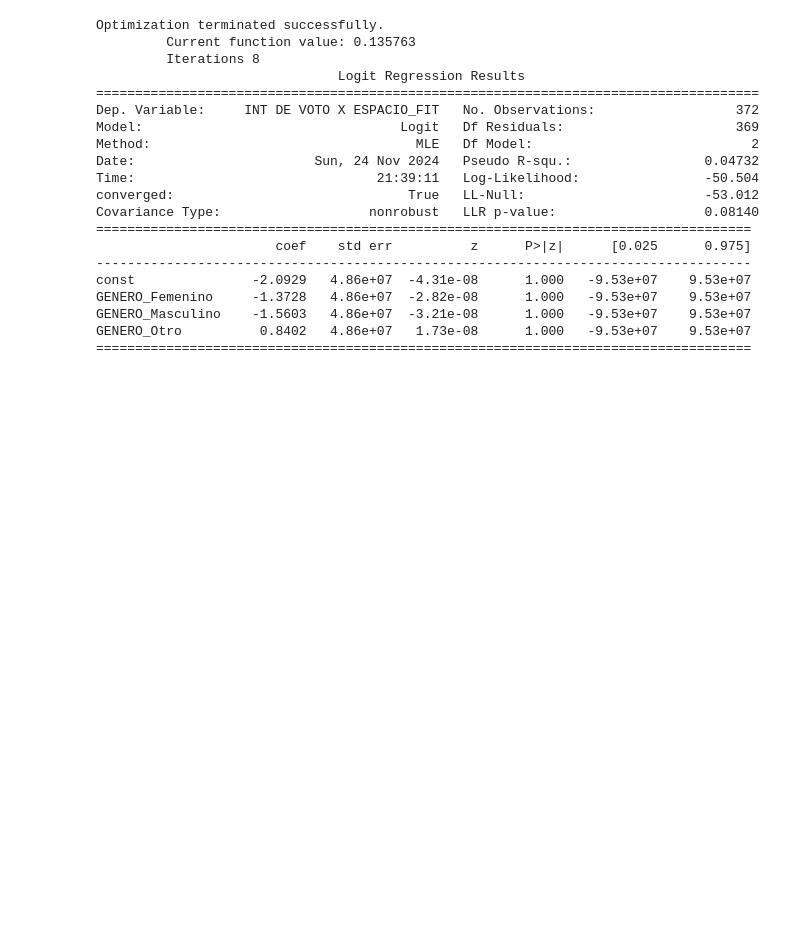
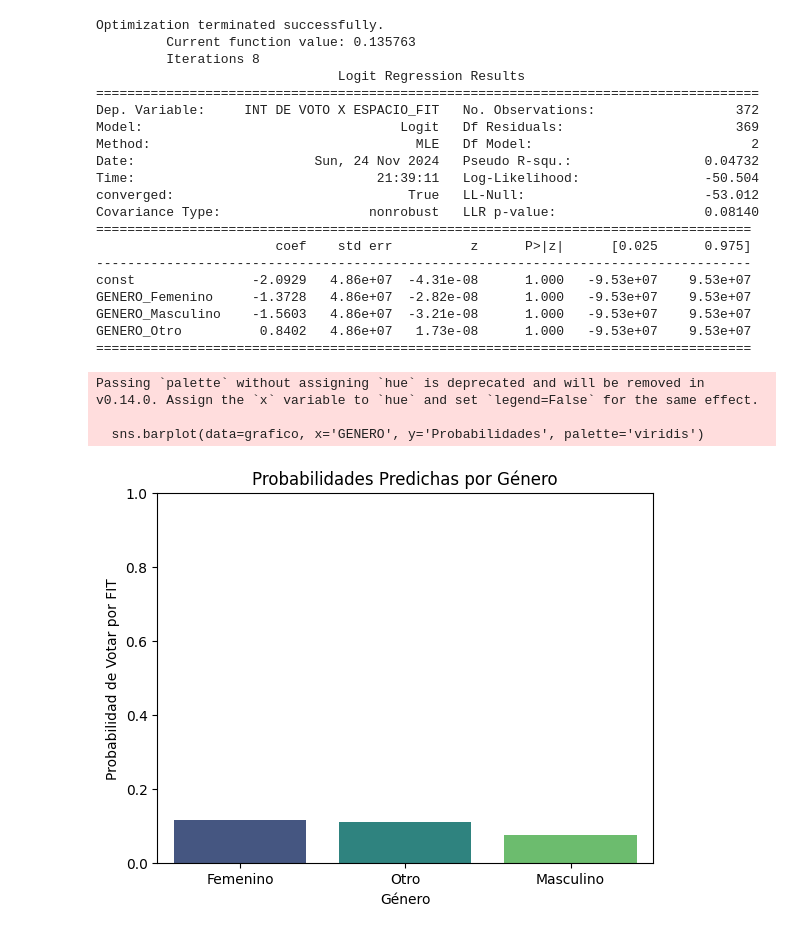
Before and after one commit to imascarenho/Metodo_OP, a Jupyter notebook: TP Final/TP_Final.ipynb, the cells around one changed output. Drawn from its saved outputs; the diff is of its cells as text; code cells hidden in the pictures; blank space fills up the shorter version.

Commit message:
Cuadros de intencion de voto por genero

```diff
--- a/TP Final/TP_Final.ipynb
+++ b/TP Final/TP_Final.ipynb
@@ -968,3 +968,23 @@ GENERO_Femenino     -1.3728   4.86e+07  -2.82e-08      1.000   -9.53e+07    9.53
 GENERO_Masculino    -1.5603   4.86e+07  -3.21e-08      1.000   -9.53e+07    9.53e+07
 GENERO_Otro          0.8402   4.86e+07   1.73e-08      1.000   -9.53e+07    9.53e+07
 ====================================================================================
+# %%
+grafico = df_Rosario_final.groupby(['GENERO_Masculino', 'GENERO_Otro'])['Probabilidades'].mean().reset_index()
+
+grafico['GENERO'] = grafico.apply(
+    lambda row: 'Femenino' if row['GENERO_Masculino'] == 0 and row['GENERO_Otro'] == 0
+    else 'Masculino' if row['GENERO_Masculino'] == 1 else 'Otro',
+    axis=1
+)
+
+sns.barplot(data=grafico, x='GENERO', y='Probabilidades', palette='viridis')
+plt.title('Probabilidades Predichas por Género')
+plt.ylabel('Probabilidad de Votar por FIT')
+plt.xlabel('Género')
+plt.ylim(0, 1)
+plt.show()
+# %% [output]
+Passing `palette` without assigning `hue` is deprecated and will be removed in v0.14.0. Assign the `x` variable to `hue` and set `legend=False` for the same effect.
+
+  sns.barplot(data=grafico, x='GENERO', y='Probabilidades', palette='viridis')
+[figure, added]
```
Also changed, not shown: parts of 2 cells of this notebook.
